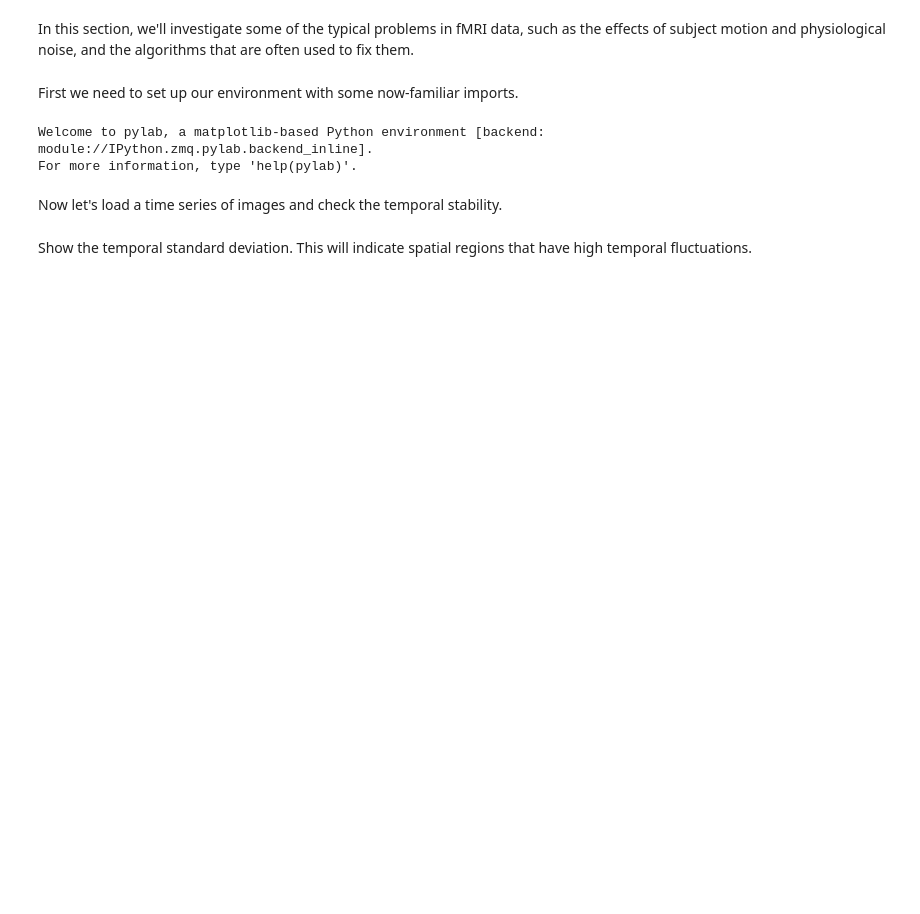
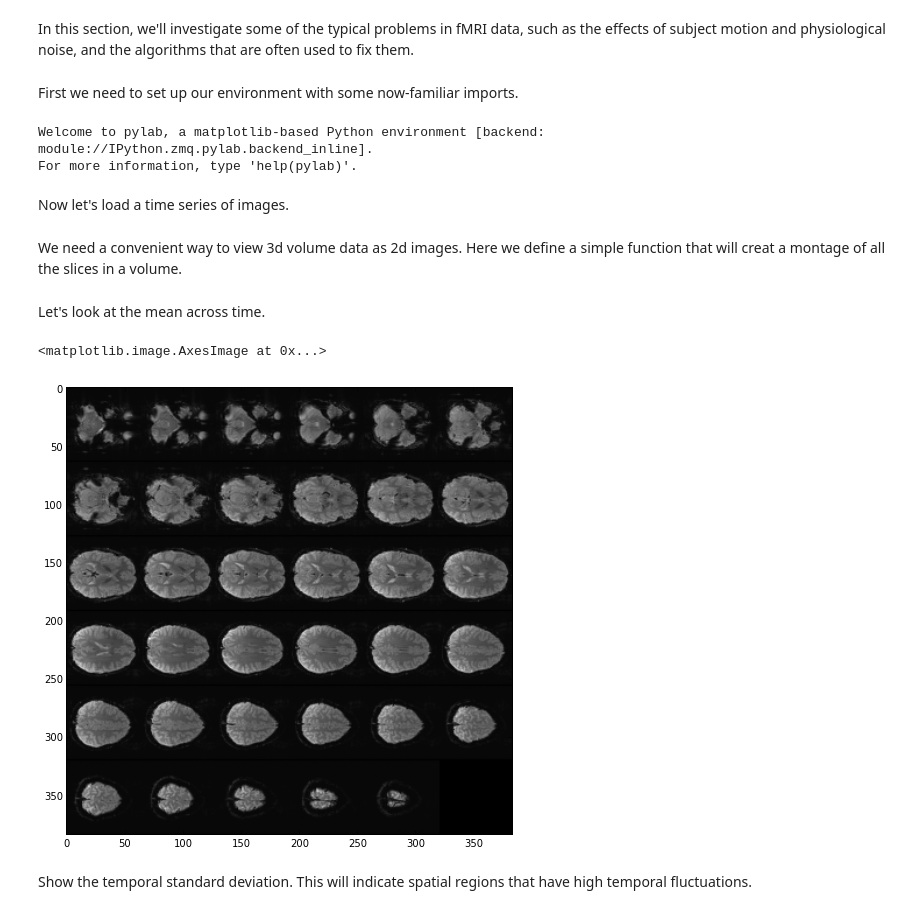
Before and after one commit to jbpoline/bayfmri, a Jupyter notebook: notebooks/003-fMRI_preprocessing.ipynb, the cells around one changed output. Drawn from its saved outputs; the diff is of its cells as text; code cells hidden in the pictures; blank space fills up the shorter version.

```diff
--- a/notebooks/003-fMRI_preprocessing.ipynb
+++ b/notebooks/003-fMRI_preprocessing.ipynb
@@ -12,10 +12,12 @@ import nibabel as nib
 Welcome to pylab, a matplotlib-based Python environment [backend: module://IPython.zmq.pylab.backend_inline].
 For more information, type 'help(pylab)'.
 # %% [markdown]
-Now let's load a time series of images and check the temporal stability.
+Now let's load a time series of images.
 # %%
 DATA_DIR = os.path.abspath('ds107') # The absolute path to the data directory
 SUBJ1_DIR = os.path.join(DATA_DIR, 'sub001')
 s1_bold_fname = os.path.join(SUBJ1_DIR, 'BOLD', 'task001_run001', 'bold.nii.gz')
 s1_bold_img = nib.load(s1_bold_fname)
 s1_bold_arr = s1_bold_img.get_data()
+# %% [markdown]
+We need a convenient way to view 3d volume data as 2d images. Here we define a simple function that will creat a montage of all the slices in a volume.
@@ -22,3 +33,12 @@ s1_bold_arr = s1_bold_img.get_data()
+# %% [markdown]
+Let's look at the mean across time.
+# %%
+temporal_mean = s1_bold_arr.mean(axis=3)
+figure(figsize=(8,8))
+plt.imshow(montage(temporal_mean), cmap='gray')
+# %% [output]
+<matplotlib.image.AxesImage at 0x...>
+[figure, added]
 # %% [markdown]
 Show the temporal standard deviation. This will indicate spatial regions that have high temporal fluctuations.
 # %%
```
Also changed, not shown: parts of 20 cells of this notebook.
